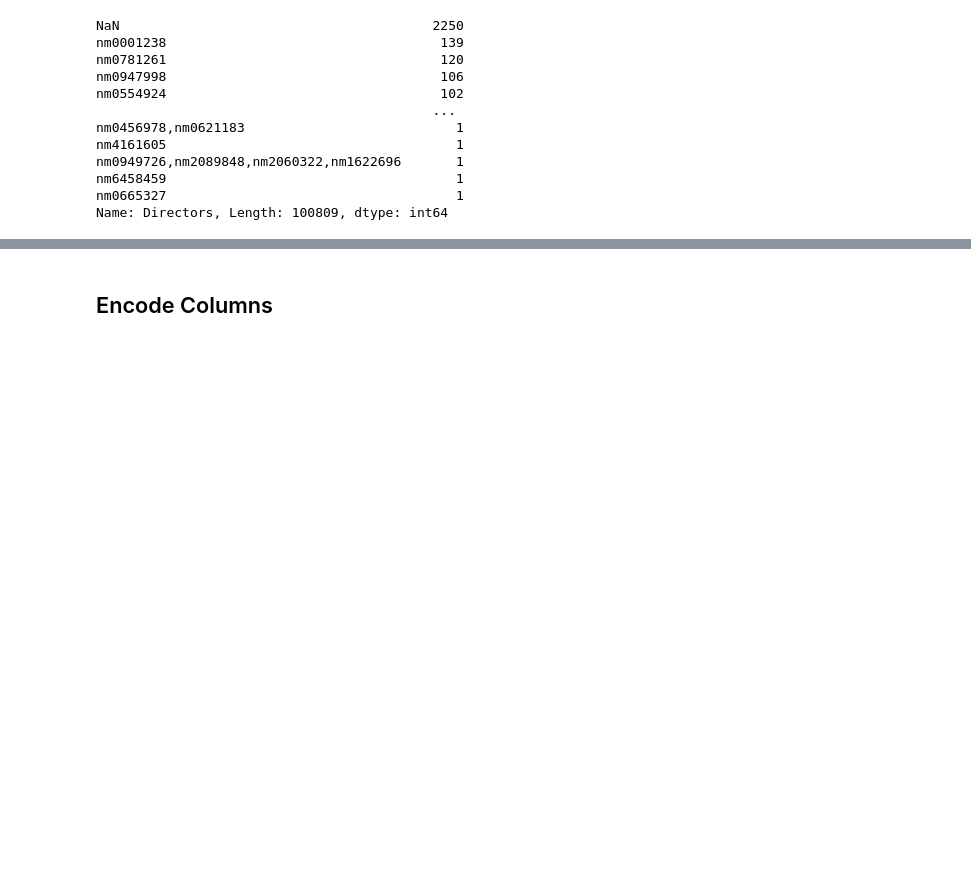
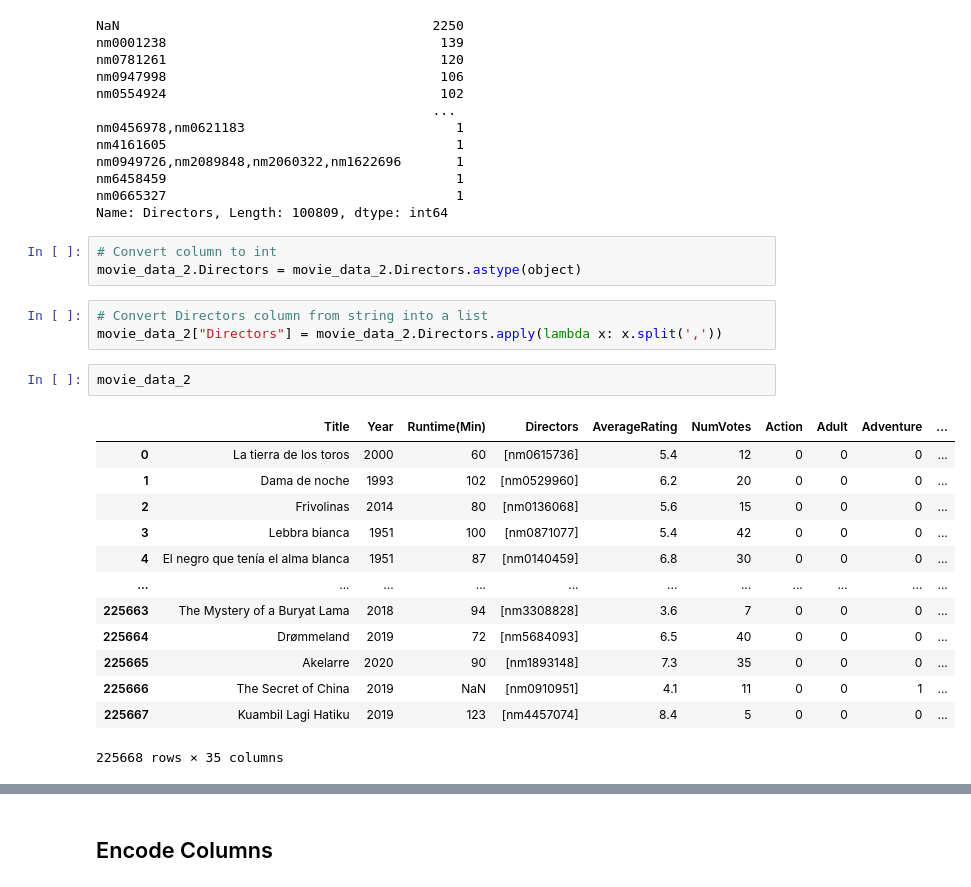
Before and after one commit to hemsmalli5/test, a Jupyter notebook: Project_Master.ipynb, the cells around one changed output, grey strips where cells are left out. Drawn from its saved outputs; the diff is of its cells as text; blank space fills up the shorter version.

```diff
--- a/Project_Master.ipynb
+++ b/Project_Master.ipynb
@@ -267,3 +296,25 @@ nm0949726,nm2089848,nm2060322,nm1622696       1
 nm6458459                                     1
 nm0665327                                     1
 Name: Directors, Length: 100809, dtype: int64
+# %%
+# Convert column to int
+movie_data_2.Directors = movie_data_2.Directors.astype(object)
+# %%
+# Convert Directors column from string into a list
+movie_data_2["Directors"] = movie_data_2.Directors.apply(lambda x: x.split(','))
+# %%
+movie_data_2
+# %% [output]
+|  | Title | Year | Runtime(Min) | Directors | AverageRating | NumVotes | Action | Adult | Adventure | ... |
+| 0 | La tierra de los toros | 2000 | 60 | [nm0615736] | 5.4 | 12 | 0 | 0 | 0 | ... |
+| 1 | Dama de noche | 1993 | 102 | [nm0529960] | 6.2 | 20 | 0 | 0 | 0 | ... |
+| 2 | Frivolinas | 2014 | 80 | [nm0136068] | 5.6 | 15 | 0 | 0 | 0 | ... |
+| 3 | Lebbra bianca | 1951 | 100 | [nm0871077] | 5.4 | 42 | 0 | 0 | 0 | ... |
+| 4 | El negro que tenía el alma blanca | 1951 | 87 | [nm0140459] | 6.8 | 30 | 0 | 0 | 0 | ... |
+| ... | ... | ... | ... | ... | ... | ... | ... | ... | ... | ... |
+| 225663 | The Mystery of a Buryat Lama | 2018 | 94 | [nm3308828] | 3.6 | 7 | 0 | 0 | 0 | ... |
+| 225664 | Drømmeland | 2019 | 72 | [nm5684093] | 6.5 | 40 | 0 | 0 | 0 | ... |
+| 225665 | Akelarre | 2020 | 90 | [nm1893148] | 7.3 | 35 | 0 | 0 | 0 | ... |
+| 225666 | The Secret of China | 2019 | NaN | [nm0910951] | 4.1 | 11 | 0 | 0 | 1 | ... |
+| 225667 | Kuambil Lagi Hatiku | 2019 | 123 | [nm4457074] | 8.4 | 5 | 0 | 0 | 0 | ... |
+225668 rows × 35 columns
```
Also changed, not shown: parts of 8 cells of this notebook.
